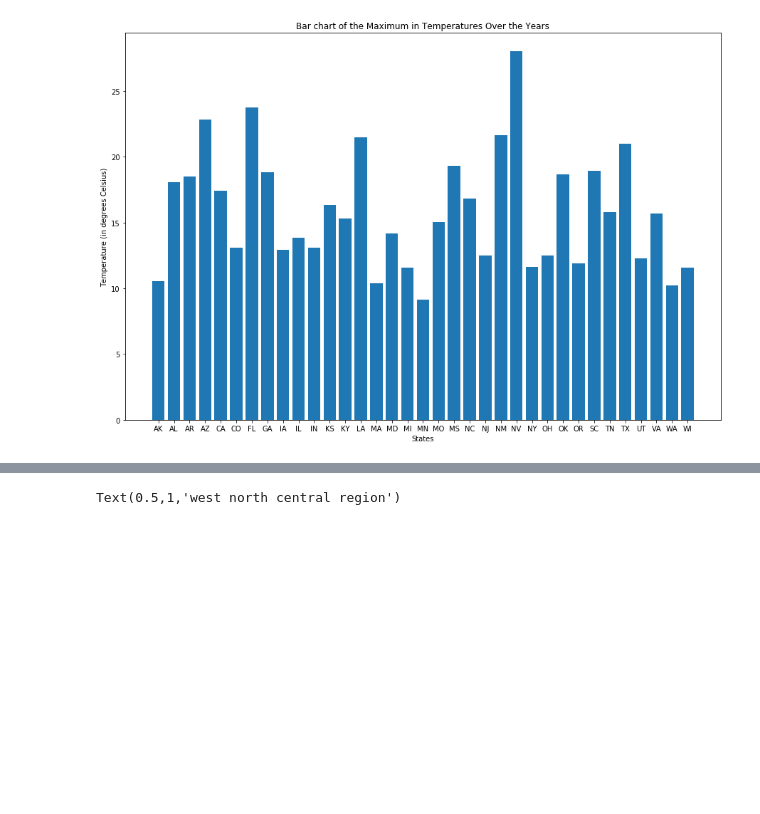
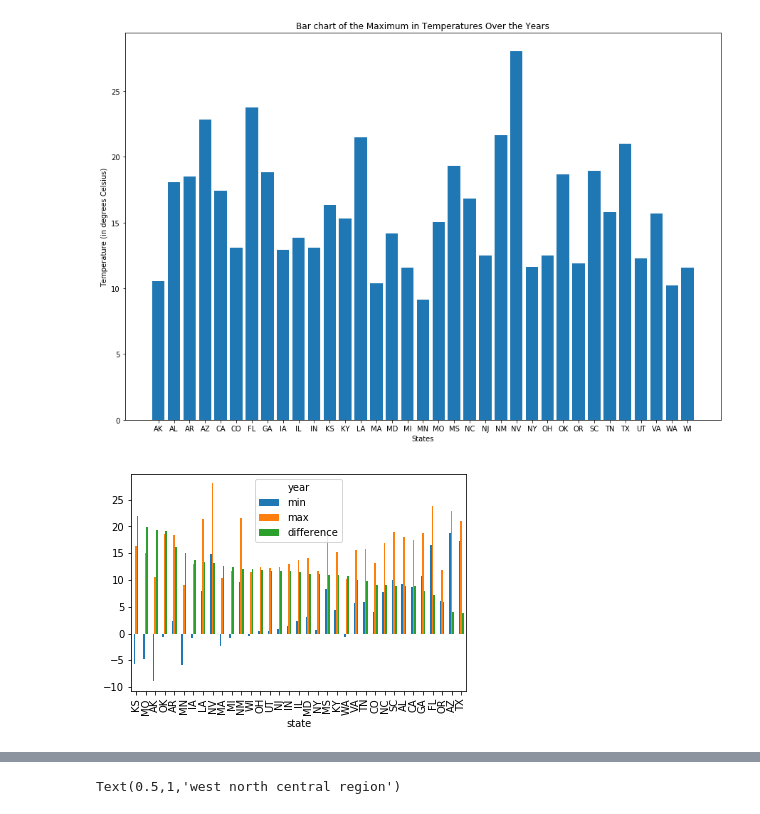
Before and after one commit to karahahn/Springboard_Capstone1, a Jupyter notebook: Data Storytelling.ipynb, the cells around one changed output, grey strips where cells are left out. Cells and saved outputs as stored; diff of their text form; code cells hidden in the pictures; blank space fills up the shorter version.

```diff
--- a/Data Storytelling.ipynb
+++ b/Data Storytelling.ipynb
@@ -112,0 +147,33 @@ None (46185, 21)
+# %%
+# Assign United States common regions to the states
+central_region = ['IL','IN','KY','MO','OH','TN','WV']
+d1 = dict.fromkeys(central_region, 'central region')
+
+east_north_central_region = ['IA','MI','MN','WI']
+d2 = dict.fromkeys(east_north_central_region, 'east north central region')
+
+northeast_region = ['CT','DE','ME','MD','MA','NH','NJ','NY','PA','RI','VT']
+d3 = dict.fromkeys(northeast_region, 'northeast region')
+
+northwest_region = ['ID','OR','WA']
+d4 = dict.fromkeys(northwest_region, 'northwest region')
+
+south_region = ['AR','KS','LA','MS','OK','TX']
+d5 = dict.fromkeys(south_region, 'south region')
+
+southeast_region = ['AL','FL','GA','NC','SC','VA']
+d6 = dict.fromkeys(southeast_region, 'southeast region')
+
+southwest_region = ['AZ','CO','NM','UT']
+d7 = dict.fromkeys(southwest_region, 'southwest region')
+
+west_region = ['CA','NV']
+d8 = dict.fromkeys(west_region, 'west region')
+
+west_north_central_region = ['MT','NE','ND','SD','WY']
+d9 = dict.fromkeys(west_north_central_region, 'west north central region')
+# %%
+temp_county_region = temp_county_seasons.copy()
+d = {**d1, **d2, **d3, **d4, **d5, **d6, **d7, **d8, **d9}
+temp_county_region['region'] = temp_county_region['state'].map(d)
+temp_county_region.head()
@@ -127,7 +201,7 @@ Text(0,0.5,'Temperature (in degrees Celsius)')
 # %% [markdown]
 At a glance, there are definite trends in the data; however a deeper look at the values will gives us more insight as to what is happening with the temperature values.
 # %%
-state_year_temperature = temp_county.groupby(['state','year']).mean()['AverageTemperature'].unstack()
+state_year_temperature = temp_county_region.groupby(['state','year']).mean()['AverageTemperature'].unstack()
 state_year_temperature['min'] = state_year_temperature.min(axis=1)
 state_year_temperature['max'] = state_year_temperature.max(axis=1)
 state_year_temperature['difference'] = state_year_temperature['max'] - state_year_temperature['min']
@@ -165,3 +239,11 @@ plt.ylabel('Temperature (in degrees Celsius)')
 # %% [output]
 Text(0,0.5,'Temperature (in degrees Celsius)')
 [figure]
+# %%
+# grouped bar chart of the min and max temperatures in a given region
+df = state_year_temperature.iloc[:,-3:]
+df = df.sort_values('difference', ascending=False)
+df.plot.bar()
+plt.show()
+# %% [output]
+[figure, added]
```
Also changed, not shown: parts of 26 cells of this notebook.
